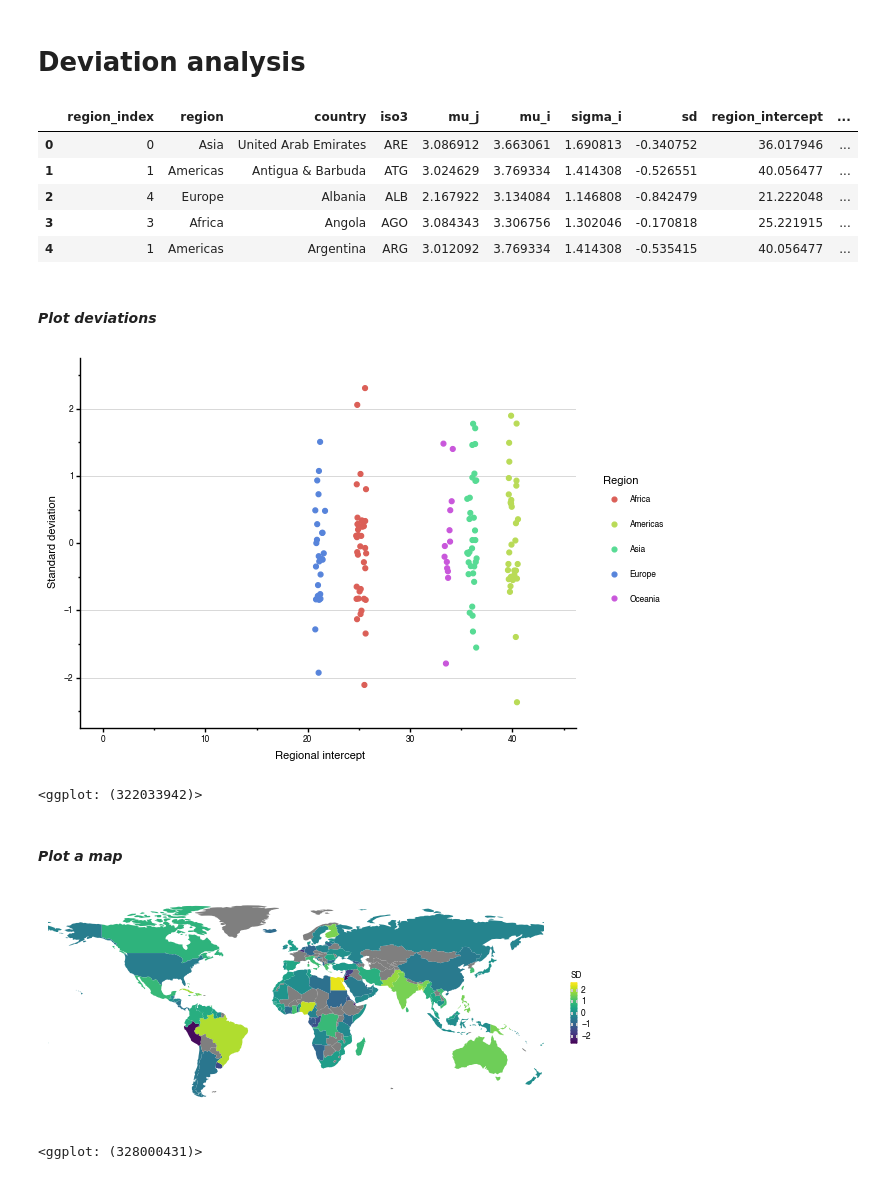
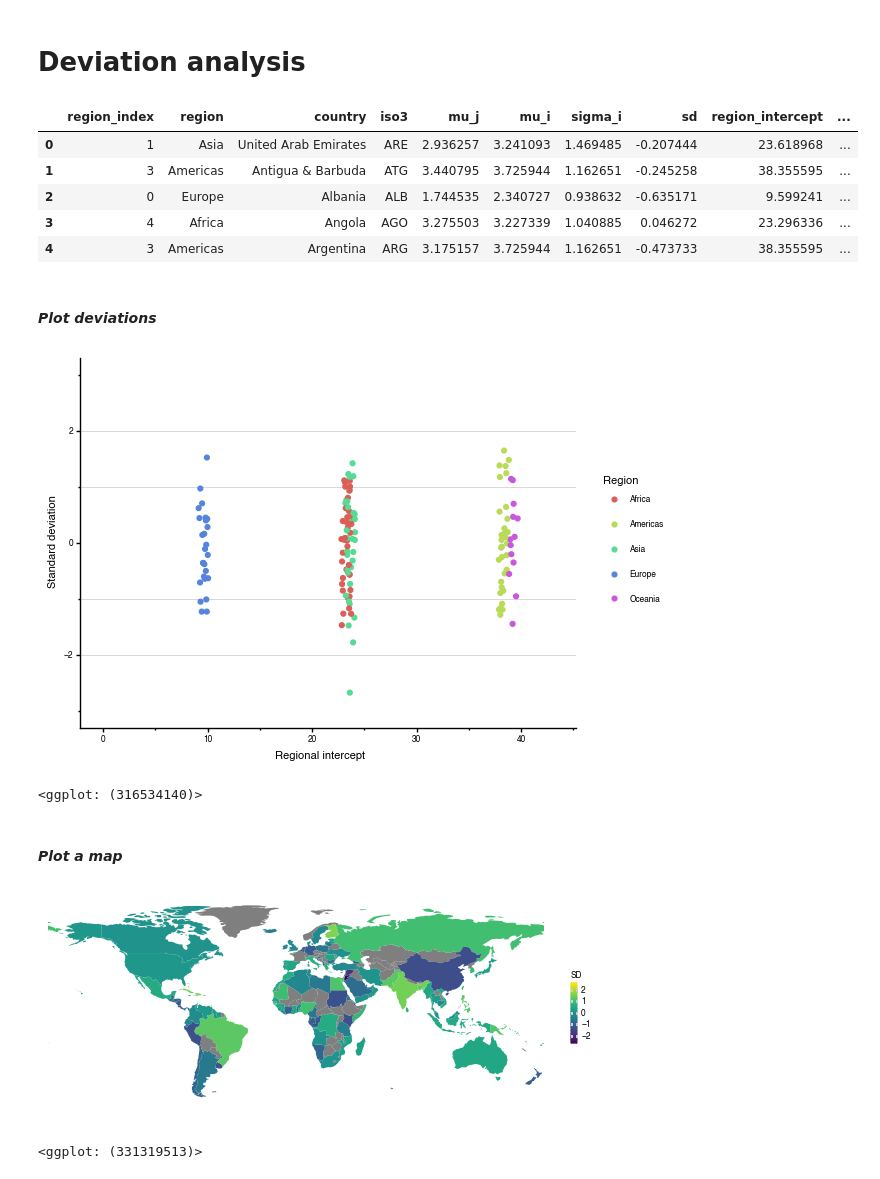
Before and after one commit to zachkoehn/aquatic_food_justice_model, a Jupyter notebook: model/region/livelihood.ipynb, the cells around one changed output. Cells and saved outputs as stored; diff of their text form; code cells hidden in the pictures.

```diff
--- a/model/region/livelihood.ipynb
+++ b/model/region/livelihood.ipynb
@@ -31,11 +31,19 @@ df.columns = df.columns.str.replace('.', '_')
 df.loc[df.country_name_en =='Taiwan', 'un_region_name'] = 'Asia'
 df.loc[df.country_name_en =='Taiwan', 'un_subregion_2'] = 'Eastern Asia'
 
-# transform highly skewed variables
+# new variables
+df['mean_aquaculture_production'] = df[['mean_aquaculture_production_freshwater','mean_aquaculture_production_marine','mean_aquaculture_production_brackish']].sum(axis=1)
+df['unit_exports'] = df['mean_exports_USD1000'] / df['mean_exports_tonnes']
+df['unit_imports'] = df['mean_imports_USD1000'] / df['mean_imports_tonnes']
+
+# log transform highly skewed variables
 df['sat_model_est_wealth'] = np.log(df['sat_model_est_wealth'] + 1)
 df['eez_total'] = np.log(df['eez_total'] + 1)
 df['inland_water_max'] = np.log(df['inland_water_max'] + 1)
 df['inland_water_max'] = np.log(df['inland_water_max'] + 1)
+df['mean_aquaculture_production'] = np.log(df['mean_aquaculture_production'] + 1)
+df['unit_exports'] = np.log(df['unit_exports'] + 1)
+df['unit_imports'] = np.log(df['unit_imports'] + 1)
 
 # response variable
 y = df['direct_w_esitimated_ssf']
@@ -49,16 +57,13 @@ y_scaled = y_scaled[~y_scaled.isnull()].copy()
 # predictor variables of inetrest
 cov = ['mean_educ', 'sat_model_est_wealth', 'gender_equality', 'language_diversity',
     'cultural_hegemony', 'working_percent_sat_mean', 'mean_voice_account']
-
 cov_name = ['Education', 'Wealth', 'Gender equality', 'Language diversity',
     'Cultural hegemony', 'Age dependency', 'Voice and accountability']
-
 x_cov = df[cov].copy()
 
 # nuisance variables
-x_nuisance = pd.DataFrame()
-x_nuisance['mean_capture_production'] = df['mean_capture_production']
-x_nuisance['mean_aquaculture_production'] = df[['mean_aquaculture_production_freshwater','mean_aquaculture_production_marine','mean_aquaculture_production_brackish']].sum(axis=1)
+nuisance = ['mean_capture_production', 'mean_aquaculture_production']
+x_nuisance = df[nuisance].copy()
 
 # merge
 X = x_cov.merge(x_nuisance, left_index=True, right_index=True)
@@ -229,11 +234,11 @@ data['nation_intercept'] = np.exp(data.mu_j) / scale_factor
 data.head()
 # %% [output]
 |  | region_index | region | country | iso3 | mu_j | mu_i | sigma_i | sd | region_intercept | ... |
-| 0 | 0 | Asia | United Arab Emirates | ARE | 3.086912 | 3.663061 | 1.690813 | -0.340752 | 36.017946 | ... |
-| 1 | 1 | Americas | Antigua & Barbuda | ATG | 3.024629 | 3.769334 | 1.414308 | -0.526551 | 40.056477 | ... |
-| 2 | 4 | Europe | Albania | ALB | 2.167922 | 3.134084 | 1.146808 | -0.842479 | 21.222048 | ... |
-| 3 | 3 | Africa | Angola | AGO | 3.084343 | 3.306756 | 1.302046 | -0.170818 | 25.221915 | ... |
-| 4 | 1 | Americas | Argentina | ARG | 3.012092 | 3.769334 | 1.414308 | -0.535415 | 40.056477 | ... |
+| 0 | 1 | Asia | United Arab Emirates | ARE | 2.936257 | 3.241093 | 1.469485 | -0.207444 | 23.618968 | ... |
+| 1 | 3 | Americas | Antigua & Barbuda | ATG | 3.440795 | 3.725944 | 1.162651 | -0.245258 | 38.355595 | ... |
+| 2 | 0 | Europe | Albania | ALB | 1.744535 | 2.340727 | 0.938632 | -0.635171 | 9.599241 | ... |
+| 3 | 4 | Africa | Angola | AGO | 3.275503 | 3.227339 | 1.040885 | 0.046272 | 23.296336 | ... |
+| 4 | 3 | Americas | Argentina | ARG | 3.175157 | 3.725944 | 1.162651 | -0.473733 | 38.355595 | ... |
 # %%
 data.to_csv('output/region/sd_livelihood.csv', index=False)
 # %% [markdown]
@@ -241,21 +246,21 @@ data.to_csv('output/region/sd_livelihood.csv', index=False)
 # %%
 jitter_width = data.region_intercept.max()/80
 p = ggplot(aes(x='region_intercept', y='sd'), data=data) + \
     geom_hline(yintercept=[-2,-1,1,2], color='#cccccc', size=0.3) + \
     geom_jitter(aes(color='region'), width=jitter_width, height=0) + \
-    lims(x=[0,data.region_intercept.max()*1.1], y=[-2.5,2.5]) + \
+    lims(x=[0,data.region_intercept.max()*1.1], y=[-3,3]) + \
     labs(x='Regional intercept', y='Standard deviation', color='Region') + \
     theme_classic() + \
     theme(axis_text=element_text(size=6, colour='black', family='Helvetica'),
         axis_title=element_text(size=8, colour='black', family='Helvetica'),
         axis_line=element_line(color='black'),
         axis_ticks=element_line(color='black'),
         legend_title=element_text(size=8, colour='black', family='Helvetica'),
         legend_text=element_text(size=6, colour='black', family='Helvetica'))
 p
 # %% [output]
-[figure, old version]
+[figure, new version]
-<ggplot: (322033942)>
+<ggplot: (316534140)>
 # %%
 ggsave(p, 'plots/region/sd_livelihood.pdf', width=4, height=2.5)
 # %% [markdown]
@@ -283,7 +288,7 @@ p = ggplot() + \
         panel_background=element_rect(color='none', fill='none'))
 p
 # %% [output]
-[figure, old version]
+[figure, new version]
-<ggplot: (328000431)>
+<ggplot: (331319513)>
 # %%
 ggsave(p, 'plots/region/map_livelihood.pdf', width=4, height=2.5)
```
Also changed, not shown: parts of 4 cells of this notebook, 3 other files.
